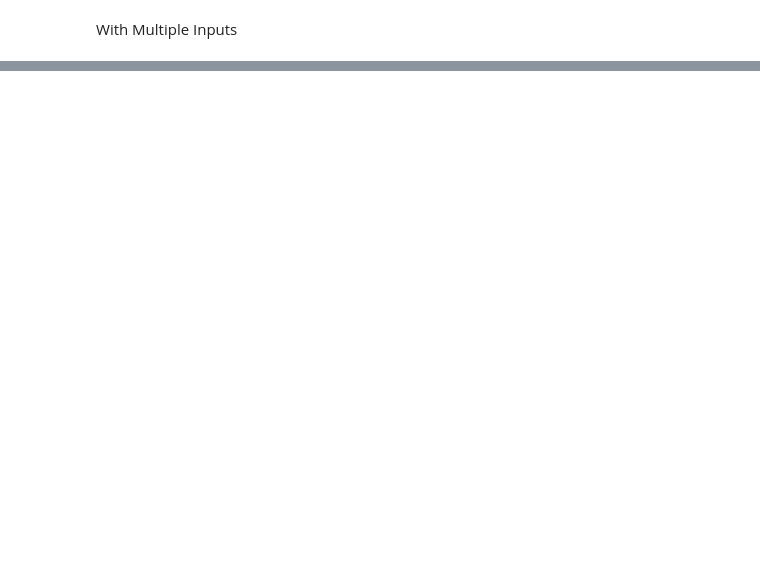
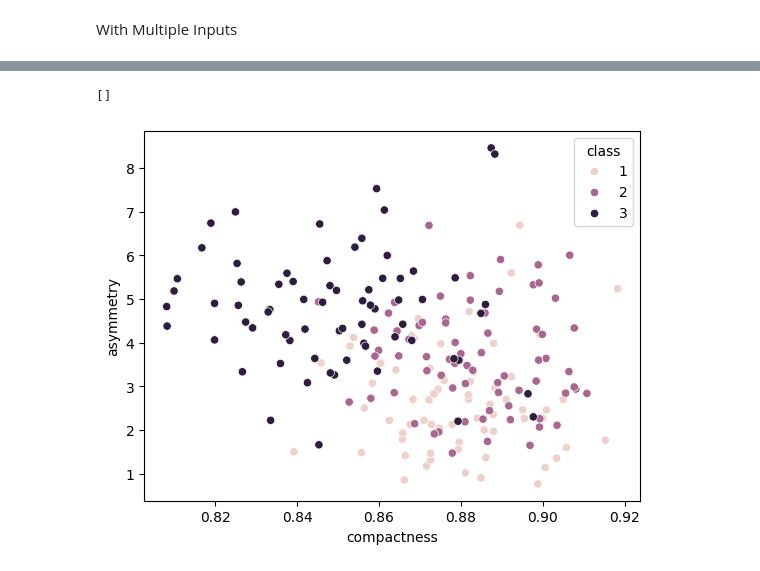
Before and after one commit to jrpembe/JPEM, a Jupyter notebook: JPEM_FreeCodeCamp/Python/MachineLearning_for_Everybody/fcc-Bikes-regression.ipynb, the cells around one changed output, grey strips where cells are left out. Saved outputs shown, nothing was run; the diff lists cells and outputs as text; code cells hidden in the pictures; blank space fills up the shorter version.

Commit message:
JPEM_23March2024

```diff
--- a/JPEM_FreeCodeCamp/Python/MachineLearning_for_Everybody/fcc-Bikes-regression.ipynb
+++ b/JPEM_FreeCodeCamp/Python/MachineLearning_for_Everybody/fcc-Bikes-regression.ipynb
@@ -257,0 +325,3 @@ plot_loss(history)
+# %%
+cols = ["area", "perimeter", "compactness", "length", "width", "asymmetry", "groove", "class"]
+df3 = pd.read_csv("C:/JPEM_Git_Main/JPEM/JPEM_FreeCodeCamp/data/seeds_dataset.txt", names=cols, sep="\s+")
@@ -257,0 +361,4 @@ plot_loss(history)
+# %%
+x = "compactness"
+y = "asymmetry"
+X = df3[[x,y]].values
@@ -257,0 +396,7 @@ plot_loss(history)
+# %%
+# Original Clusters
+sns.scatterplot(x=x, y=y, hue='class', data=df3)
+plt.plot()
+# %% [output]
+[]
+[figure, added]
```
Also changed, not shown: parts of 43 cells of this notebook, 2 other files.
